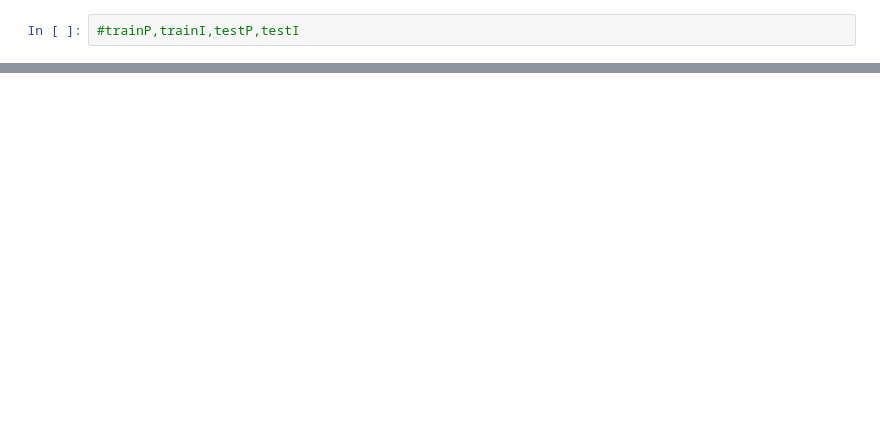
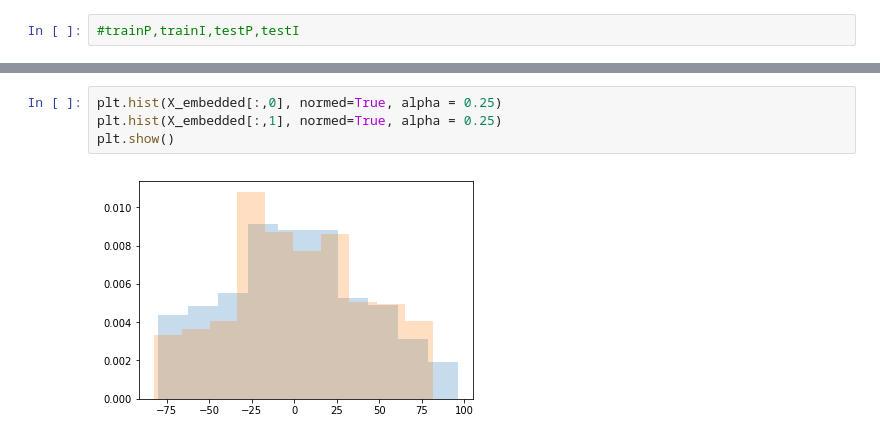
Before and after one commit to BonsaiNet/McNeuron, a Jupyter notebook: classification.ipynb, the cells around one changed output, grey strips where cells are left out. Saved outputs shown, nothing was run; the diff lists cells and outputs as text; blank space fills up the shorter version.

```diff
--- a/classification.ipynb
+++ b/classification.ipynb
@@ -173,0 +276,6 @@ array([0, 1])
+# %%
+plt.hist(X_embedded[:,0], normed=True, alpha = 0.25)
+plt.hist(X_embedded[:,1], normed=True, alpha = 0.25)
+plt.show()
+# %% [output]
+[figure, added]
```
Also changed, not shown: parts of 22 cells of this notebook, 3 other files.
